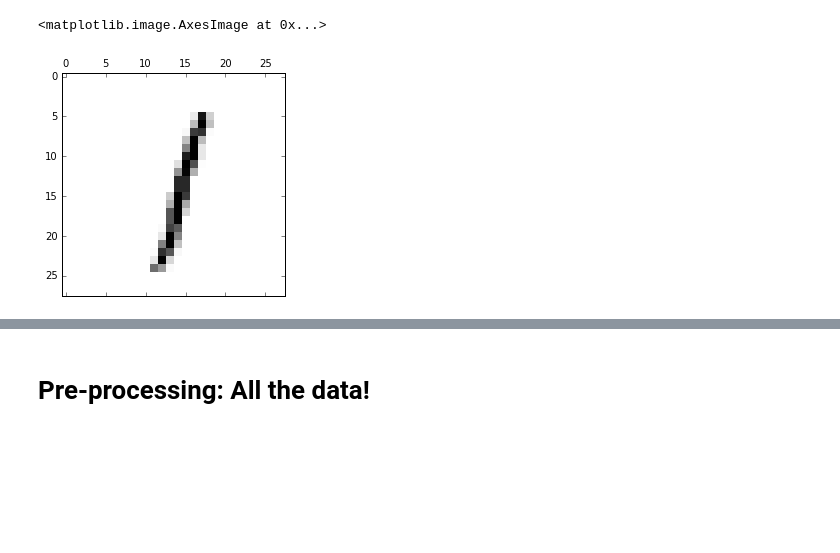
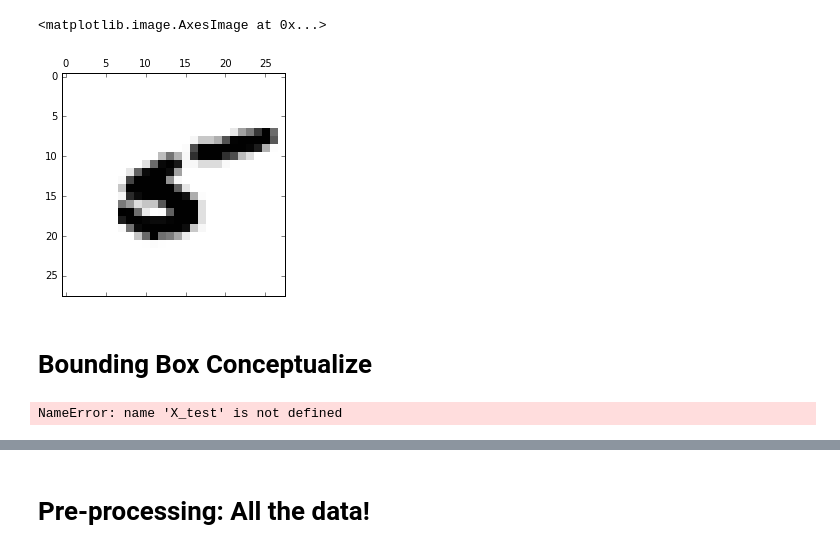
Before and after one commit to mdlai/digit_recognition, a Jupyter notebook: character_vision.ipynb, the cells around one changed output, grey strips where cells are left out. Drawn from its saved outputs; the diff is of its cells as text; code cells hidden in the pictures; blank space fills up the shorter version.

```diff
--- a/character_vision.ipynb
+++ b/character_vision.ipynb
@@ -12,10 +20,16 @@ df = pd.read_csv('train.csv')
 # %%
 images = df[df.columns[1:]]
 given_label = df['label']
 
 #to visualize, reshape it as a 28x28 box
 boximages = np.array(images).reshape(42000,28,28)
-plt.matshow(boximages[15],cmap=plt.cm.Greys)
+plt.matshow(boximages[800],cmap=plt.cm.Greys)
 # %% [output]
 <matplotlib.image.AxesImage at 0x...>
-[figure, old version]
+[figure, new version]
+# %% [markdown]
+# Bounding Box Conceptualize
+# %%
+boximages = np.array(X_test).reshape(len(X_test),28,28)
+# %% [output]
+NameError: name 'X_test' is not defined
```
Also changed, not shown: parts of 98 cells of this notebook, 9 other files.
